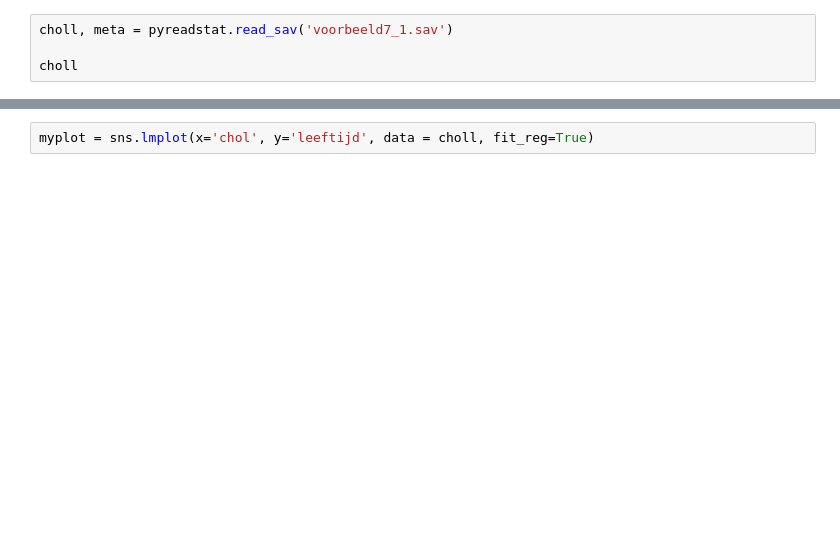
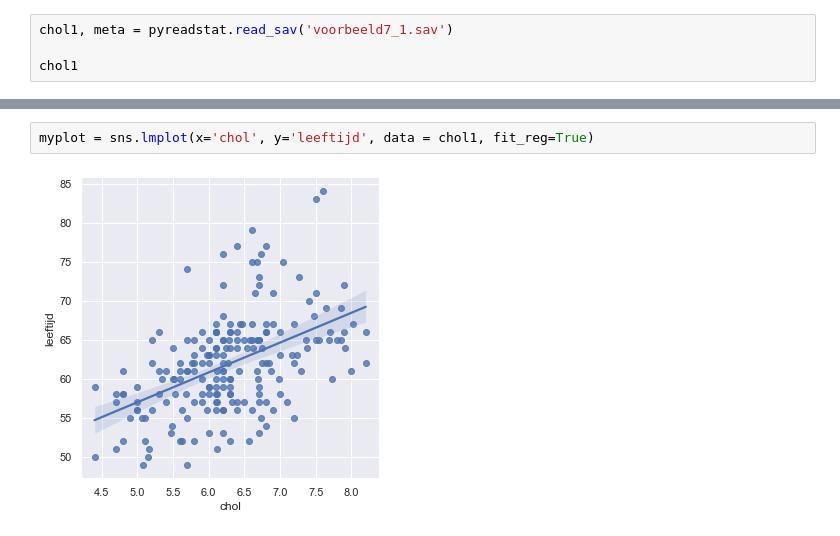
Before and after one commit to keshavblack123/Datascience-UT, a Jupyter notebook: DM/DM Practical Assignment.ipynb, the cells around one changed output, grey strips where cells are left out. Cells and saved outputs as stored; diff of their text form; blank space fills up the shorter version.

```diff
--- a/DM/DM Practical Assignment.ipynb
+++ b/DM/DM Practical Assignment.ipynb
@@ -11,4 +14,4 @@ ImportError: cannot import name 'int' from 'numpy' (/opt/anaconda3/lib/python3.8
 # %%
-choll, meta = pyreadstat.read_sav('voorbeeld7_1.sav')
+chol1, meta = pyreadstat.read_sav('voorbeeld7_1.sav')
 
-choll
+chol1
@@ -15,3 +32,5 @@ choll
 # %%
-myplot = sns.lmplot(x='chol', y='leeftijd', data = choll, fit_reg=True)
+myplot = sns.lmplot(x='chol', y='leeftijd', data = chol1, fit_reg=True)
+# %% [output]
+[figure, added]
 # %%
```
Also changed, not shown: parts of 16 cells of this notebook.
